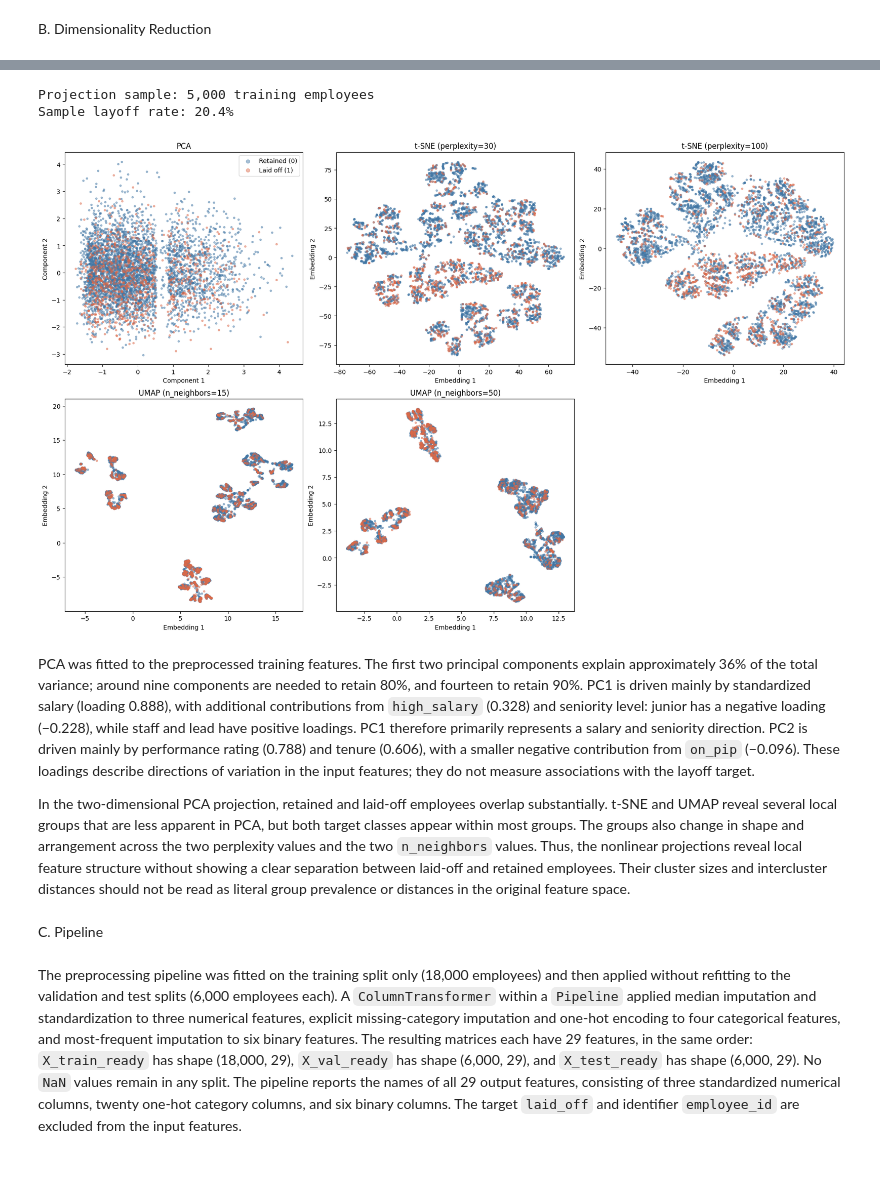
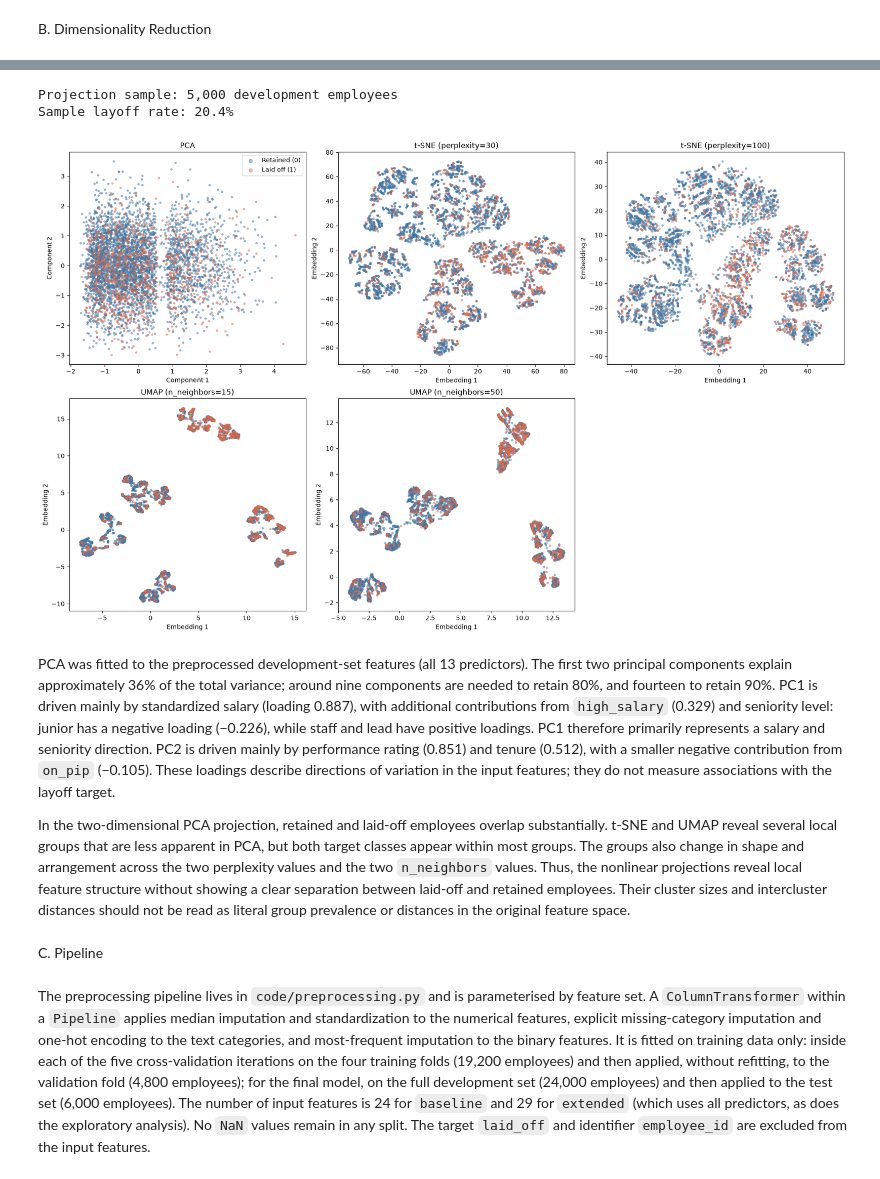
Before and after one commit to giuvallente/neuralNetworks-Project, a Jupyter notebook: eda.ipynb, the cells around one changed output, grey strips where cells are left out. Drawn from its saved outputs; the diff is of its cells as text; code cells hidden in the pictures.

Commit message:
EDA finalizado

```diff
--- a/eda.ipynb
+++ b/eda.ipynb
@@ -708,8 +748,8 @@ binary_cols = {
     "high_salary", "remote", "role_redundant",
 }
 
-# Use training data only.
-analysis = X_train[numeric_cols + categorical_cols].copy()
+# Use development data only.
+analysis = X_dev[numeric_cols + categorical_cols].copy()
 
 for numeric in numeric_cols:
     print(f"\n### {numeric}")
@@ -810,7 +850,7 @@ for numeric in numeric_cols:
         ax.set_ylabel("")
 
     fig.suptitle(
-        f"{numeric} across categorical groups — training set",
+        f"{numeric} across categorical groups — development set",
         fontsize=16,
     )
     plt.savefig(f"./figures/figure5_{numeric}.png", dpi=150)
@@ -844,11 +884,11 @@ The preprocessing strategy was defined from the exploratory analysis and fitted
 # %%
-from pathlib import Path
-import sys
+from preprocessing import (
+    ALL_FEATURE_COLUMNS, FEATURE_SETS, fit_transform_dev_test, iter_cv_folds,
+)
 
-sys.path.insert(0, str(Path("code").resolve()))
-from preprocessing import fit_transform_splits
-
-preprocessor, X_train_ready, X_val_ready, X_test_ready = (
-    fit_transform_splits(X_train, X_val, X_test)
+# Exploration (PCA / t-SNE / UMAP below): all 13 features, fitted on the
+# development set only. The target is never used.
+preprocessor, X_dev_ready, X_test_ready = fit_transform_dev_test(
+    X_dev, X_test, ALL_FEATURE_COLUMNS
 )
 # %% [output]
@@ -877,7 +962,7 @@ from sklearn.decomposition import PCA
 feature_names = preprocessor.get_feature_names_out()
 
 pca = PCA(svd_solver="full")
-pca.fit(X_train_ready)  # Full training set; no validation or test data
+pca.fit(X_dev_ready)  # Full development set; no validation or test data
 
 cumulative_variance = np.cumsum(pca.explained_variance_ratio_)
 
@@ -891,7 +976,7 @@ ax.plot(
 ax.axhline(80, color="gray", linestyle="--", label="80%")
 ax.axhline(90, color="darkred", linestyle="--", label="90%")
 ax.set(
-    title="PCA — cumulative explained variance (training set)",
+    title="PCA — cumulative explained variance (development set)",
     xlabel="Number of principal components",
     ylabel="Cumulative explained variance (%)",
 )
@@ -964,25 +1049,25 @@ from sklearn.manifold import TSNE
 from sklearn.model_selection import train_test_split
 import umap
 
-y_train_array = np.asarray(y_train)
+y_dev_array = np.asarray(y_dev)
 
-sample_size = min(5_000, len(y_train_array))
-all_indices = np.arange(len(y_train_array))
+sample_size = min(5_000, len(y_dev_array))
+all_indices = np.arange(len(y_dev_array))
 
 if sample_size < len(all_indices):
     sample_indices, _ = train_test_split(
         all_indices,
         train_size=sample_size,
-        stratify=y_train_array,
+        stratify=y_dev_array,
         random_state=42,
     )
 else:
     sample_indices = all_indices
 
-X_sample = X_train_ready[sample_indices]
-y_sample = y_train_array[sample_indices]
+X_sample = X_dev_ready[sample_indices]
+y_sample = y_dev_array[sample_indices]
 
-print(f"Projection sample: {len(y_sample):,} training employees")
+print(f"Projection sample: {len(y_sample):,} development employees")
 print(f"Sample layoff rate: {y_sample.mean():.1%}")
 
 projections = {
@@ -1022,40 +1107,40 @@ for n_neighbors in (15, 50):
 fig, axes = plt.subplots(2, 3, figsize=(18, 11), constrained_layout=True)
 
 for ax, (title, coordinates) in zip(axes.flat, projections.items()):
     for cls, label, color in [
         (0, "Retained (0)", "#4277a5"),
         (1, "Laid off (1)", "#dc6949"),
     ]:
         mask = y_sample == cls
         ax.scatter(
             coordinates[mask, 0],
             coordinates[mask, 1],
             s=8,
             alpha=0.45,
             c=color,
             label=label,
             rasterized=True,
         )
 
     ax.set_title(title)
     ax.set_xlabel("Component 1" if title == "PCA" else "Embedding 1")
     ax.set_ylabel("Component 2" if title == "PCA" else "Embedding 2")
 
 for ax in list(axes.flat)[len(projections):]:
     ax.set_visible(False)
 
 axes.flat[0].legend(markerscale=2)
 plt.savefig("./figures/figure7.png", dpi=150)
 plt.show()
 # %% [output]
-Projection sample: 5,000 training employees
+Projection sample: 5,000 development employees
 Sample layoff rate: 20.4%
-[figure, old version]
+[figure, new version]
 # %% [markdown]
-PCA was fitted to the preprocessed training features. The first two principal components explain approximately 36% of the total variance; around nine components are needed to retain 80%, and fourteen to retain 90%. PC1 is driven mainly by standardized salary (loading 0.888), with additional contributions from `high_salary` (0.328) and seniority level: junior has a negative loading (−0.228), while staff and lead have positive loadings. PC1 therefore primarily represents a salary and seniority direction. PC2 is driven mainly by performance rating (0.788) and tenure (0.606), with a smaller negative contribution from `on_pip` (−0.096). These loadings describe directions of variation in the input features; they do not measure associations with the layoff target.
+PCA was fitted to the preprocessed development-set features (all 13 predictors). The first two principal components explain approximately 36% of the total variance; around nine components are needed to retain 80%, and fourteen to retain 90%. PC1 is driven mainly by standardized salary (loading 0.887), with additional contributions from `high_salary` (0.329) and seniority level: junior has a negative loading (−0.226), while staff and lead have positive loadings. PC1 therefore primarily represents a salary and seniority direction. PC2 is driven mainly by performance rating (0.851) and tenure (0.512), with a smaller negative contribution from `on_pip` (−0.105). These loadings describe directions of variation in the input features; they do not measure associations with the layoff target.
 
 In the two-dimensional PCA projection, retained and laid-off employees overlap substantially. t-SNE and UMAP reveal several local groups that are less apparent in PCA, but both target classes appear within most groups. The groups also change in shape and arrangement across the two perplexity values and the two `n_neighbors` values. Thus, the nonlinear projections reveal local feature structure without showing a clear separation between laid-off and retained employees. Their cluster sizes and intercluster distances should not be read as literal group prevalence or distances in the original feature space.
 # %% [markdown]
 C. Pipeline
 # %% [markdown]
-The preprocessing pipeline was fitted on the training split only (18,000 employees) and then applied without refitting to the validation and test splits (6,000 employees each). A `ColumnTransformer` within a `Pipeline` applied median imputation and standardization to three numerical features, explicit missing-category imputation and one-hot encoding to four categorical features, and most-frequent imputation to six binary features. The resulting matrices each have 29 features, in the same order: `X_train_ready` has shape (18,000, 29), `X_val_ready` has shape (6,000, 29), and `X_test_ready` has shape (6,000, 29). No `NaN` values remain in any split. The pipeline reports the names of all 29 output features, consisting of three standardized numerical columns, twenty one-hot category columns, and six binary columns. The target `laid_off` and identifier `employee_id` are excluded from the input features.
+The preprocessing pipeline lives in `code/preprocessing.py` and is parameterised by feature set. A `ColumnTransformer` within a `Pipeline` applies median imputation and standardization to the numerical features, explicit missing-category imputation and one-hot encoding to the text categories, and most-frequent imputation to the binary features. It is fitted on training data only: inside each of the five cross-validation iterations on the four training folds (19,200 employees) and then applied, without refitting, to the validation fold (4,800 employees); for the final model, on the full development set (24,000 employees) and then applied to the test set (6,000 employees). The number of input features is 24 for `baseline` and 29 for `extended` (which uses all predictors, as does the exploratory analysis). No `NaN` values remain in any split. The target `laid_off` and identifier `employee_id` are excluded from the input features.
```
Also changed, not shown: parts of 20 cells of this notebook, 10 other files.
